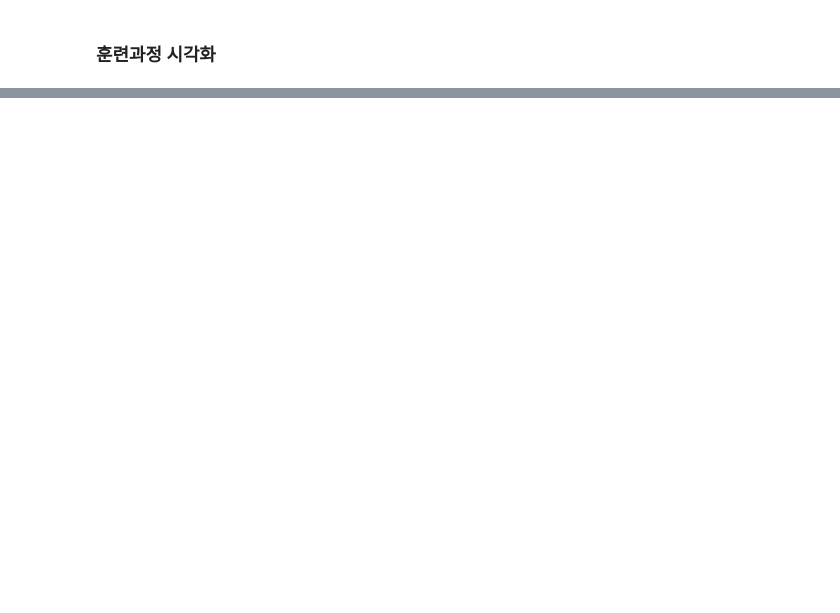
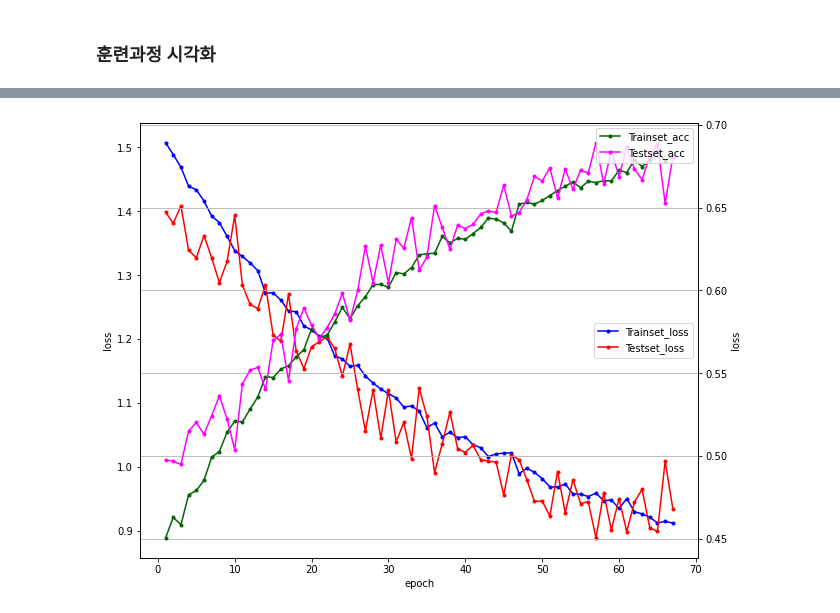
Before and after one commit to HYUNSOOLEE-6839/colab-Deep-Learning, a Jupyter notebook: 22_Cifar_10_Augmentation.ipynb, the cells around one changed output, grey strips where cells are left out. Cells and saved outputs as stored; diff of their text form; code cells hidden in the pictures; blank space fills up the shorter version.

```diff
--- a/22_Cifar_10_Augmentation.ipynb
+++ b/22_Cifar_10_Augmentation.ipynb
@@ -183,10 +182,12 @@ print(f"\n Test Accuracy:{acc:.4f}")
 # 검증셋의 오차
 # y_loss에 테스트셋으로 실험 결과의 오차 값을 저장
 y_loss=history.history['loss']
-# y_loss에 테스트셋으로 실험 결과의 오차 값을 저장
+# y_vloss에 훈련셋으로 실험 결과의 오차 값을 저장
 y_vloss=history.history['val_loss']
 # y_acc에 테스트셋으로 실험 결과의 오차 값을 저장
 y_acc=history.history['accuracy']
+# y_vacc에 훈련셋으로 실험 결과의 오차 값을 저장
+y_vacc=history.history['val_accuracy']
 # %%
 x_len = np.arange(1, len(y_loss)+1)
 plt.figure(figsize=(8,6))
@@ -214,0 +216,19 @@ plt.show()
+# %%
+x_len = np.arange(1, len(y_loss)+1)
+fig, ax0 = plt.subplots(figsize=(10,8))
+ax1 = ax0.twinx()
+ax0.plot(x_len, y_loss, marker=".", c="blue", label='Trainset_loss')
+ax0.plot(x_len, y_vloss, marker=".", c="red", label='Testset_loss')
+ax0.set_ylabel('loss')
+ax1.plot(x_len, y_acc, marker=".", c="darkgreen", label='Trainset_acc')
+ax1.plot(x_len, y_vacc, marker=".", c="magenta", label='Testset_acc')
+ax1.set_ylabel('accuracy')
+ax0.set_xlabel('epoch')
+ax0.legend(loc='center right')
+ax1.legend(loc='upper right')
+plt.grid()
+plt.xlabel('epoch')
+plt.ylabel('loss')
+plt.show()
+# %% [output]
+[figure, added]
```
Also changed, not shown: parts of 6 cells of this notebook.
